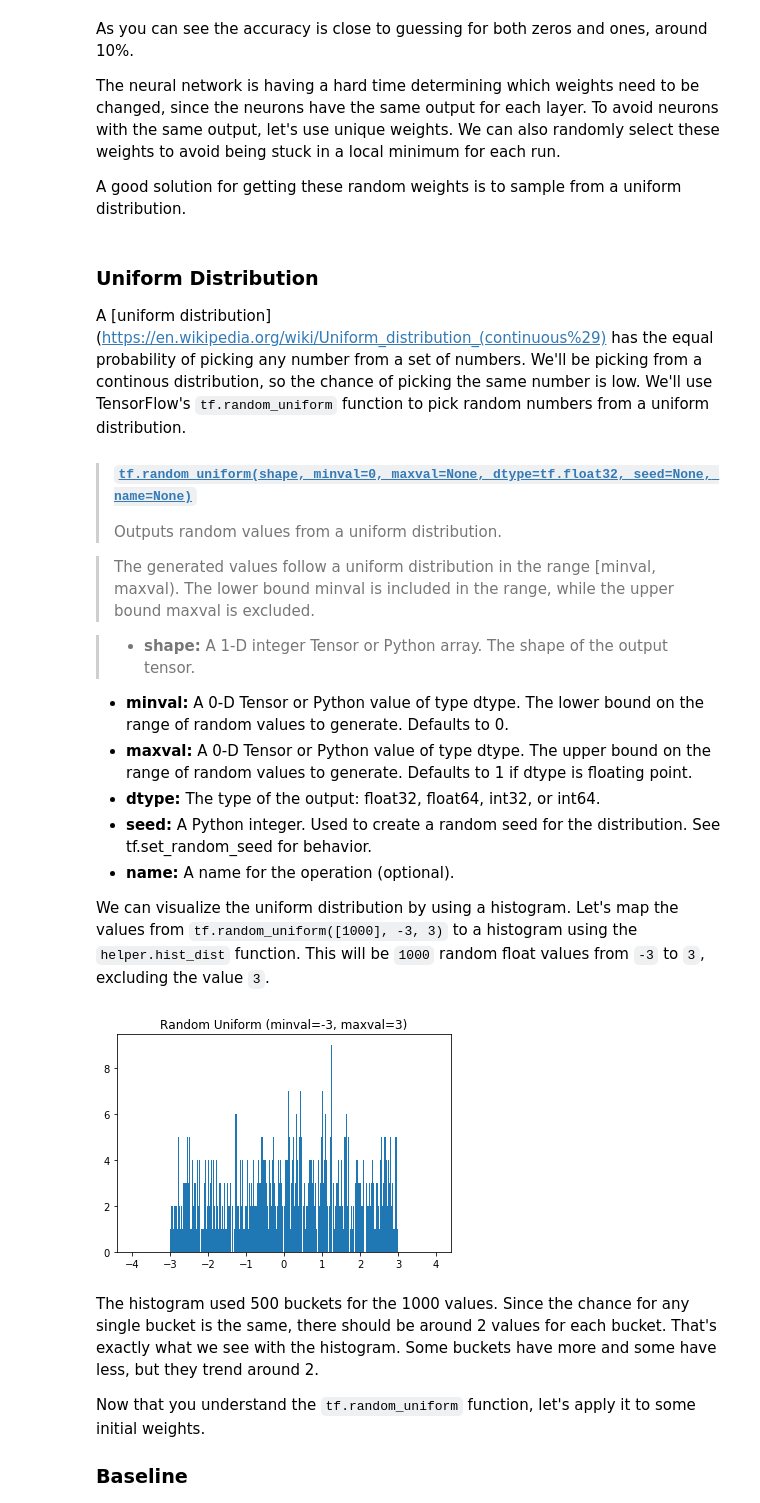
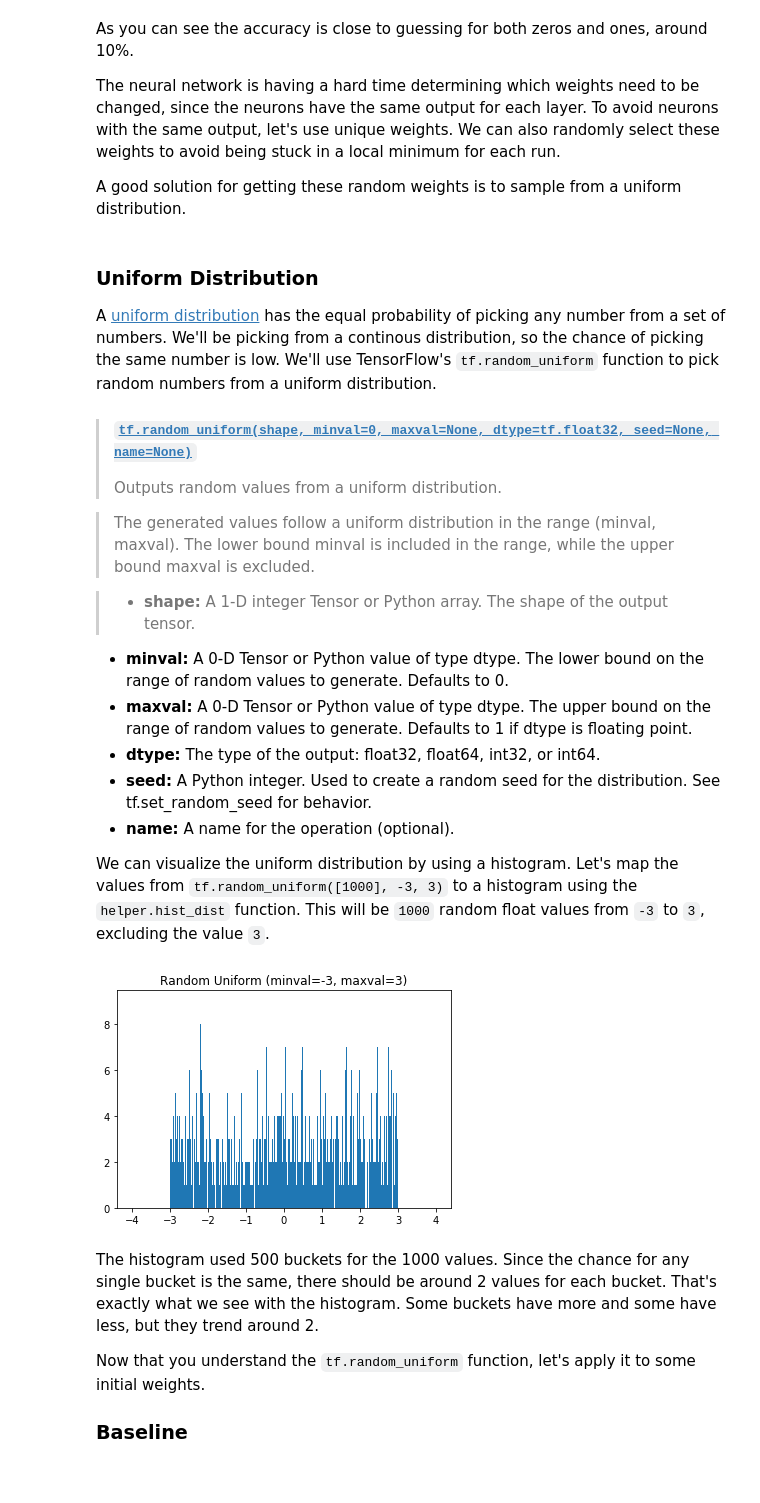
Before and after one commit to shivamdubey7466/weight-initialization, a Jupyter notebook: Sol_weight_initialization.ipynb, the cells around one changed output. Saved outputs shown, nothing was run; the diff lists cells and outputs as text; code cells hidden in the pictures; blank space fills up the shorter version.

```diff
--- a/Sol_weight_initialization.ipynb
+++ b/Sol_weight_initialization.ipynb
@@ -168,12 +143,12 @@ The neural network is having a hard time determining which weights need to be ch
 A good solution for getting these random weights is to sample from a uniform distribution.
 # %% [markdown]
 ### Uniform Distribution
-A [uniform distribution](https://en.wikipedia.org/wiki/Uniform_distribution_(continuous%29) has the equal probability of picking any number from a set of numbers. We'll be picking from a continous distribution, so the chance of picking the same number is low. We'll use TensorFlow's `tf.random_uniform` function to pick random numbers from a uniform distribution.
+A [uniform distribution](https://en.wikipedia.org/wiki/Uniform_distribution_(continuous%29)) has the equal probability of picking any number from a set of numbers. We'll be picking from a continous distribution, so the chance of picking the same number is low. We'll use TensorFlow's `tf.random_uniform` function to pick random numbers from a uniform distribution.
 
 >#### [`tf.random_uniform(shape, minval=0, maxval=None, dtype=tf.float32, seed=None, name=None)`](https://www.tensorflow.org/api_docs/python/tf/random_uniform)
 >Outputs random values from a uniform distribution.
 
->The generated values follow a uniform distribution in the range [minval, maxval). The lower bound minval is included in the range, while the upper bound maxval is excluded.
+>The generated values follow a uniform distribution in the range (minval, maxval). The lower bound minval is included in the range, while the upper bound maxval is excluded.
 
 >- **shape:** A 1-D integer Tensor or Python array. The shape of the output tensor.
 - **minval:** A 0-D Tensor or Python value of type dtype. The lower bound on the range of random values to generate. Defaults to 0.
@@ -184,9 +159,9 @@ A [uniform distribution](https://en.wikipedia.org/wiki/Uniform_distribution_(con
 
 We can visualize the uniform distribution by using a histogram. Let's map the values from `tf.random_uniform([1000], -3, 3)` to a histogram using the `helper.hist_dist` function. This will be `1000` random float values from `-3` to `3`, excluding the value `3`.
 # %%
-helper.hist_dist('Random Uniform (minval=-3, maxval=3)', tf.random_uniform([1000], -3, 3))
+hist_dist('Random Uniform (minval=-3, maxval=3)', tf.random.uniform([1000], -3, 3))
 # %% [output]
-[figure, old version]
+[figure, new version]
 # %% [markdown]
 The histogram used 500 buckets for the 1000 values.  Since the chance for any single bucket is the same, there should be around 2 values for each bucket. That's exactly what we see with the histogram.  Some buckets have more and some have less, but they trend around 2.
 
```
Also changed, not shown: parts of 4 cells of this notebook, 1 other file.
